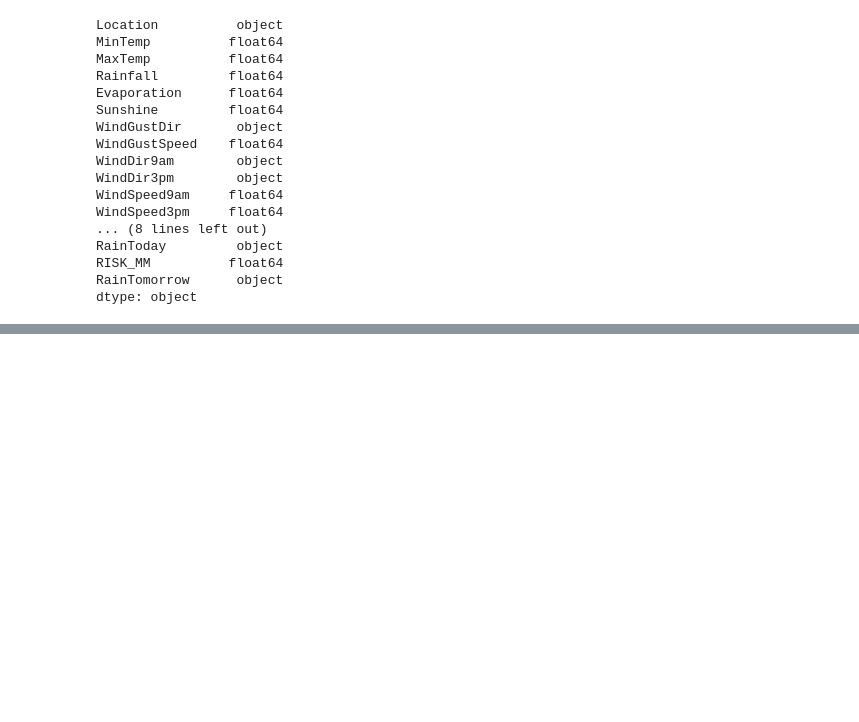
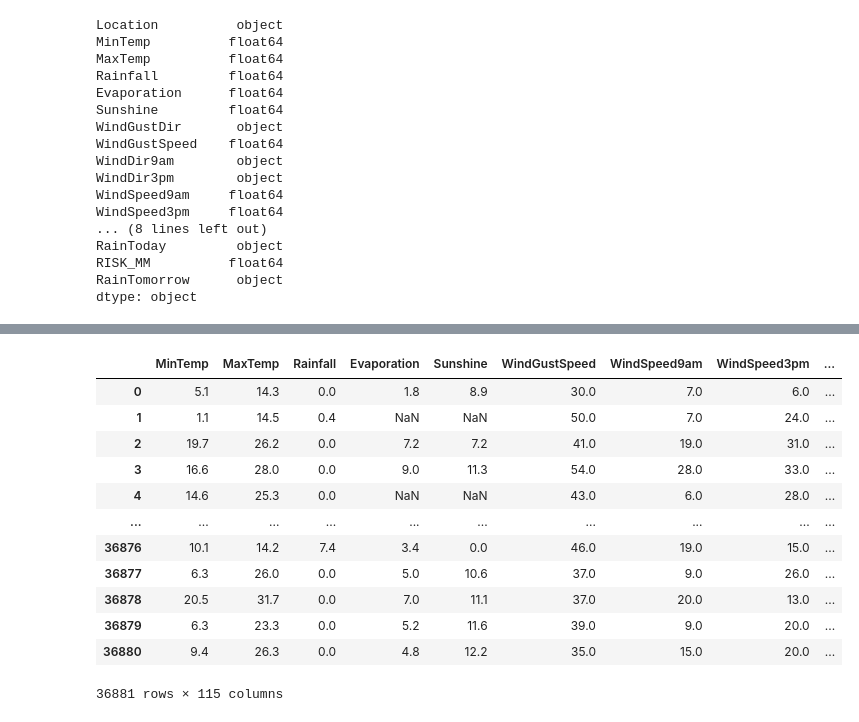
Before and after one commit to w25536/w25536-kaggle, a Jupyter notebook: High_Peformance_Rainfall_Predction.ipynb, the cells around one changed output, grey strips where cells are left out. Cells and saved outputs as stored; diff of their text form; code cells hidden in the pictures; blank space fills up the shorter version.

```diff
--- a/High_Peformance_Rainfall_Predction.ipynb
+++ b/High_Peformance_Rainfall_Predction.ipynb
@@ -73,0 +124,27 @@ array(['No', 'Yes', nan], dtype=object)
+# %%
+def onehot_encoder(data, columns):
+    for column in columns:
+        dummies = pd.get_dummies(data[column])
+        data = pd.concat([data, dummies], axis=1)
+        data.drop(column, axis=1, inplace=True)
+    return data
+# %%
+categorical_features = ['Location', 'WindGustDir', 'WindDir9am', 'WindDir3pm']
+
+data = onehot_encoder(data, categorical_features)
+# %%
+data
+# %% [output]
+|  | MinTemp | MaxTemp | Rainfall | Evaporation | Sunshine | WindGustSpeed | WindSpeed9am | WindSpeed3pm | ... |
+| 0 | 5.1 | 14.3 | 0.0 | 1.8 | 8.9 | 30.0 | 7.0 | 6.0 | ... |
+| 1 | 1.1 | 14.5 | 0.4 | NaN | NaN | 50.0 | 7.0 | 24.0 | ... |
+| 2 | 19.7 | 26.2 | 0.0 | 7.2 | 7.2 | 41.0 | 19.0 | 31.0 | ... |
+| 3 | 16.6 | 28.0 | 0.0 | 9.0 | 11.3 | 54.0 | 28.0 | 33.0 | ... |
+| 4 | 14.6 | 25.3 | 0.0 | NaN | NaN | 43.0 | 6.0 | 28.0 | ... |
+| ... | ... | ... | ... | ... | ... | ... | ... | ... | ... |
+| 36876 | 10.1 | 14.2 | 7.4 | 3.4 | 0.0 | 46.0 | 19.0 | 15.0 | ... |
+| 36877 | 6.3 | 26.0 | 0.0 | 5.0 | 10.6 | 37.0 | 9.0 | 26.0 | ... |
+| 36878 | 20.5 | 31.7 | 0.0 | 7.0 | 11.1 | 37.0 | 20.0 | 13.0 | ... |
+| 36879 | 6.3 | 23.3 | 0.0 | 5.2 | 11.6 | 39.0 | 9.0 | 20.0 | ... |
+| 36880 | 9.4 | 26.3 | 0.0 | 4.8 | 12.2 | 35.0 | 15.0 | 20.0 | ... |
+36881 rows × 115 columns
```
Also changed, not shown: parts of 8 cells of this notebook.
